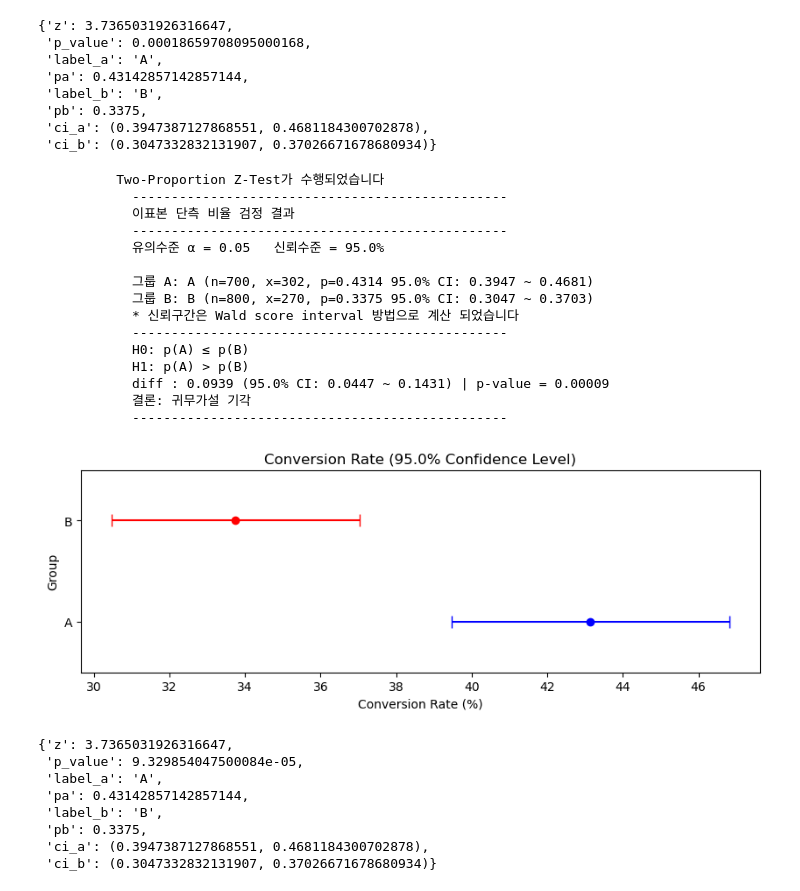
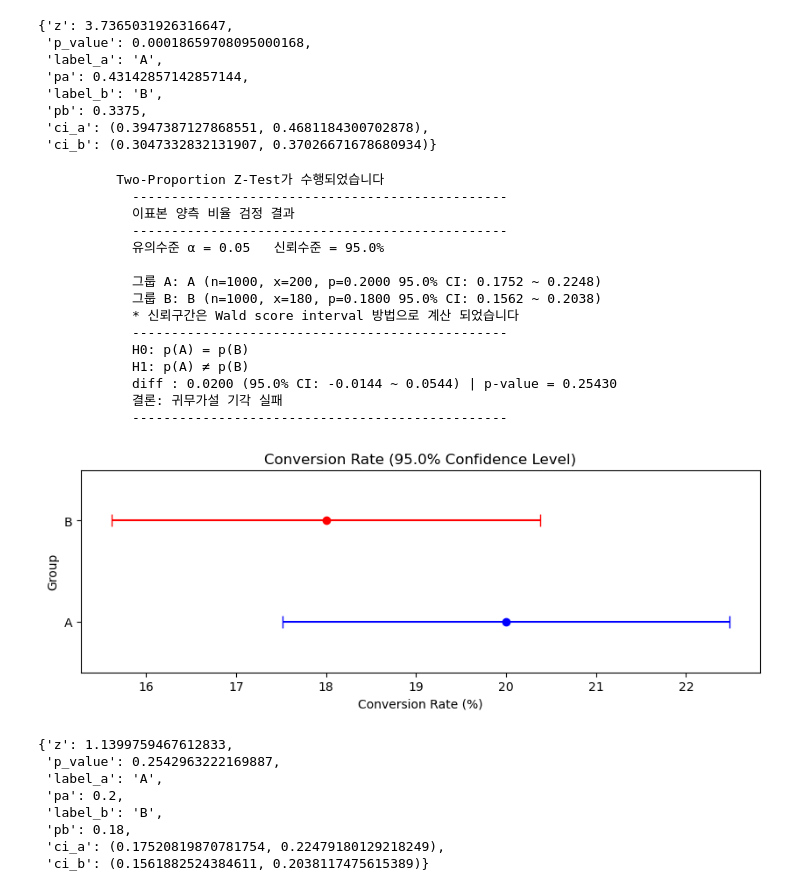
Before and after one commit to Sty1ish/DataAnalyticsTools, a Jupyter notebook: examples/ABTest-Example.ipynb, the cells around one changed output. Drawn from its saved outputs; the diff is of its cells as text; code cells hidden in the pictures.

```diff
--- a/examples/ABTest-Example.ipynb
+++ b/examples/ABTest-Example.ipynb
@@ -86,34 +98,32 @@ two_group_proportion_test(data,
  'pb': 0.3375,
  'ci_a': (0.3947387127868551, 0.4681184300702878),
  'ci_b': (0.3047332832131907, 0.37026671678680934)}
-# %%
-two_group_proportion_test(data,
-                          group_col='group',
-                          target_col='is_purchase',
-                          alpha=0.05,
-                          alternative='larger')
-# %% [output]
-          Two-Proportion Z-Test가 수행되었습니다
-            ------------------------------------------------
-            이표본 단측 비율 검정 결과
-            ------------------------------------------------
-            유의수준 α = 0.05   신뢰수준 = 95.0%
-
-            그룹 A: A (n=700, x=302, p=0.4314 95.0% CI: 0.3947 ~ 0.4681)
-            그룹 B: B (n=800, x=270, p=0.3375 95.0% CI: 0.3047 ~ 0.3703)
-            * 신뢰구간은 Wald score interval 방법으로 계산 되었습니다
-            ------------------------------------------------
-            H0: p(A) ≤ p(B)
-            H1: p(A) > p(B)
-            diff : 0.0939 (95.0% CI: 0.0447 ~ 0.1431) | p-value = 0.00009
-            결론: 귀무가설 기각
-            ------------------------------------------------
-[figure, removed]
-{'z': 3.7365031926316647,
- 'p_value': 9.329854047500084e-05,
- 'label_a': 'A',
- 'pa': 0.43142857142857144,
- 'label_b': 'B',
- 'pb': 0.3375,
- 'ci_a': (0.3947387127868551, 0.4681184300702878),
- 'ci_b': (0.3047332832131907, 0.37026671678680934)}
+# %%
+two_group_proportion_test_from_summary(xa=200, xb=180, na=1000, nb=1000,
+                                       alpha=0.05,
+                                       alternative='two-sided')
+# %% [output]
+          Two-Proportion Z-Test가 수행되었습니다
+            ------------------------------------------------
+            이표본 양측 비율 검정 결과
+            ------------------------------------------------
+            유의수준 α = 0.05   신뢰수준 = 95.0%
+
+            그룹 A: A (n=1000, x=200, p=0.2000 95.0% CI: 0.1752 ~ 0.2248)
+            그룹 B: B (n=1000, x=180, p=0.1800 95.0% CI: 0.1562 ~ 0.2038)
+            * 신뢰구간은 Wald score interval 방법으로 계산 되었습니다
+            ------------------------------------------------
+            H0: p(A) = p(B)
+            H1: p(A) ≠ p(B)
+            diff : 0.0200 (95.0% CI: -0.0144 ~ 0.0544) | p-value = 0.25430
+            결론: 귀무가설 기각 실패
+            ------------------------------------------------
+[figure, added]
+{'z': 1.1399759467612833,
+ 'p_value': 0.2542963222169887,
+ 'label_a': 'A',
+ 'pa': 0.2,
+ 'label_b': 'B',
+ 'pb': 0.18,
+ 'ci_a': (0.17520819870781754, 0.22479180129218249),
+ 'ci_b': (0.1561882524384611, 0.2038117475615389)}
```
Also changed, not shown: parts of 5 cells of this notebook.
